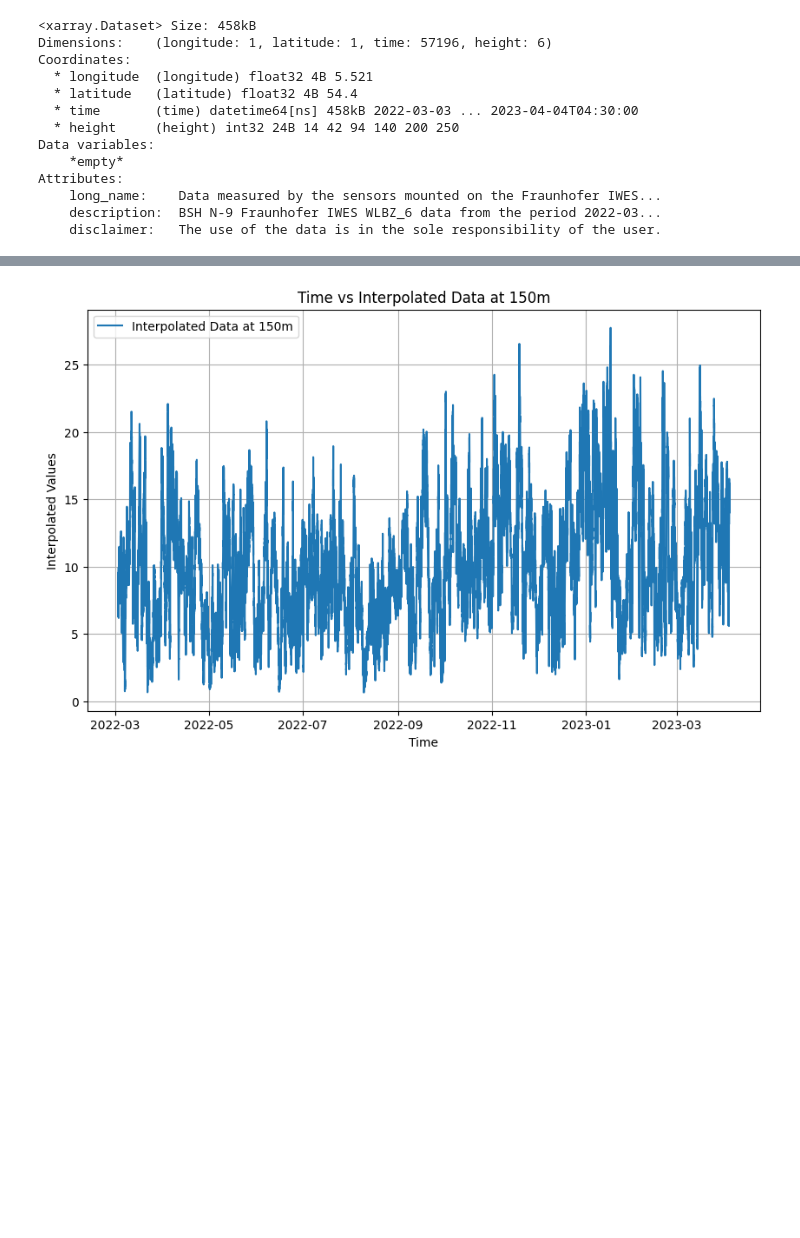
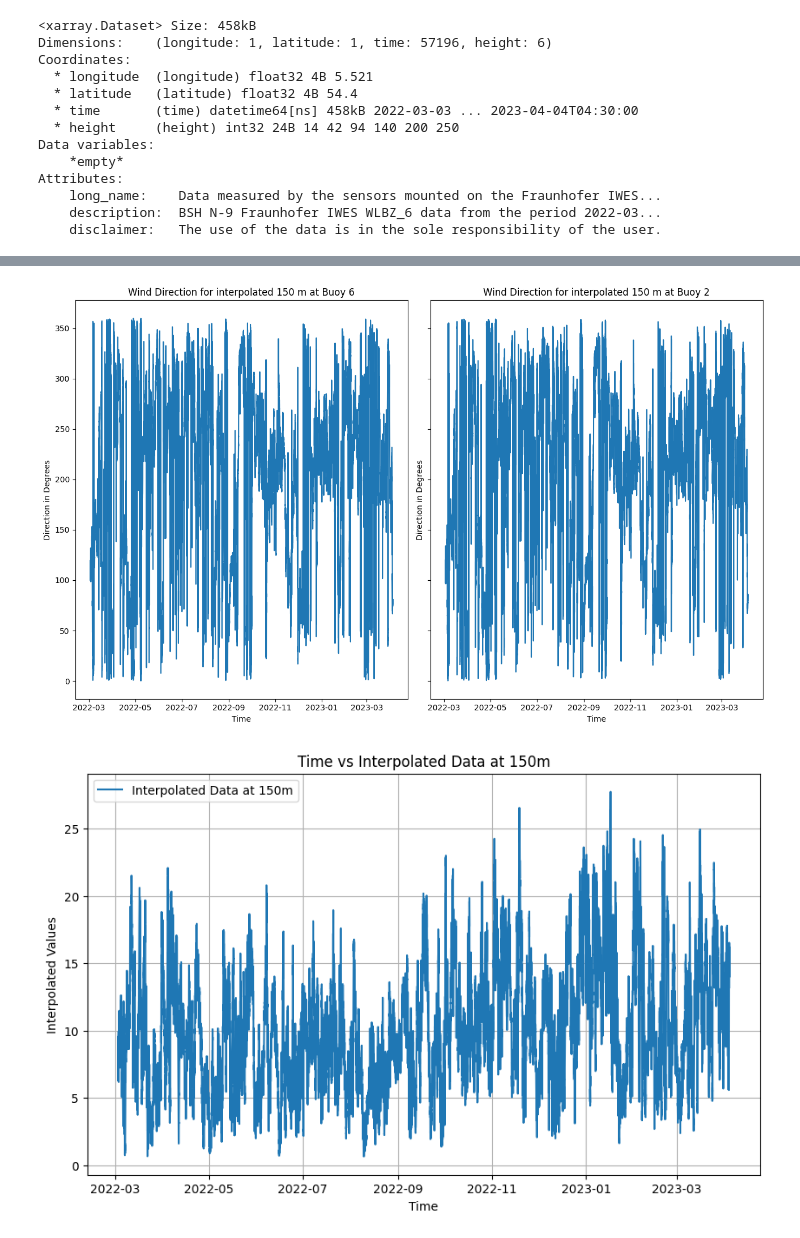
Before and after one commit to boujuan/StudentProject-Yield-Predictions-Offshore, a Jupyter notebook: Short_term_wind_climate_Julia.ipynb, the cells around one changed output, grey strips where cells are left out. Saved outputs shown, nothing was run; the diff lists cells and outputs as text; code cells hidden in the pictures; blank space fills up the shorter version.

```diff
--- a/Short_term_wind_climate_Julia.ipynb
+++ b/Short_term_wind_climate_Julia.ipynb
@@ -210 +209,23 @@ print(time6_filtered[4].shape)
+# %%
+#Plotting processed data for buoy6
+fig, axes = plt.subplots(1, 2, figsize=(13, 8), sharey=True, sharex=True)
+
+axes[0].plot(time6_filtered[4], wd6_150m)
+axes[0].set_title('Wind Direction for interpolated 150 m at Buoy 6')
+axes[0].set_xlabel('Time')
+axes[0].set_ylabel('Direction in Degrees')
+
+axes[1].plot(time2_filtered[4], wd2_150m)
+axes[1].set_title('Wind Direction for interpolated 150 m at Buoy 2')
+axes[1].set_xlabel('Time')
+axes[1].set_ylabel('Direction in Degrees')
+
+
+# Adjust layout to prevent overlap
+plt.tight_layout()
+
+# Display the plots
+plt.show()
+# %% [output]
+[figure, added]
 # %%
```
Also changed, not shown: parts of 7 cells of this notebook.
